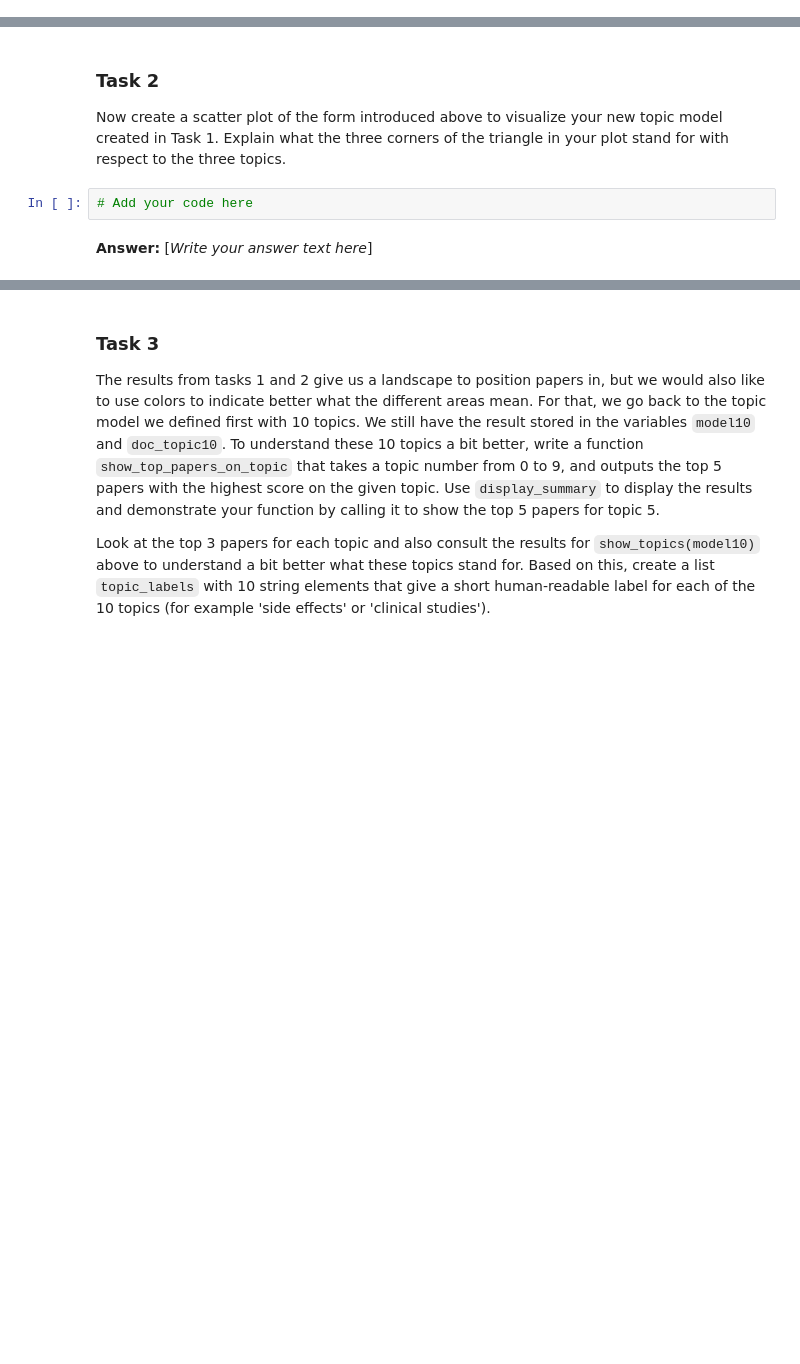
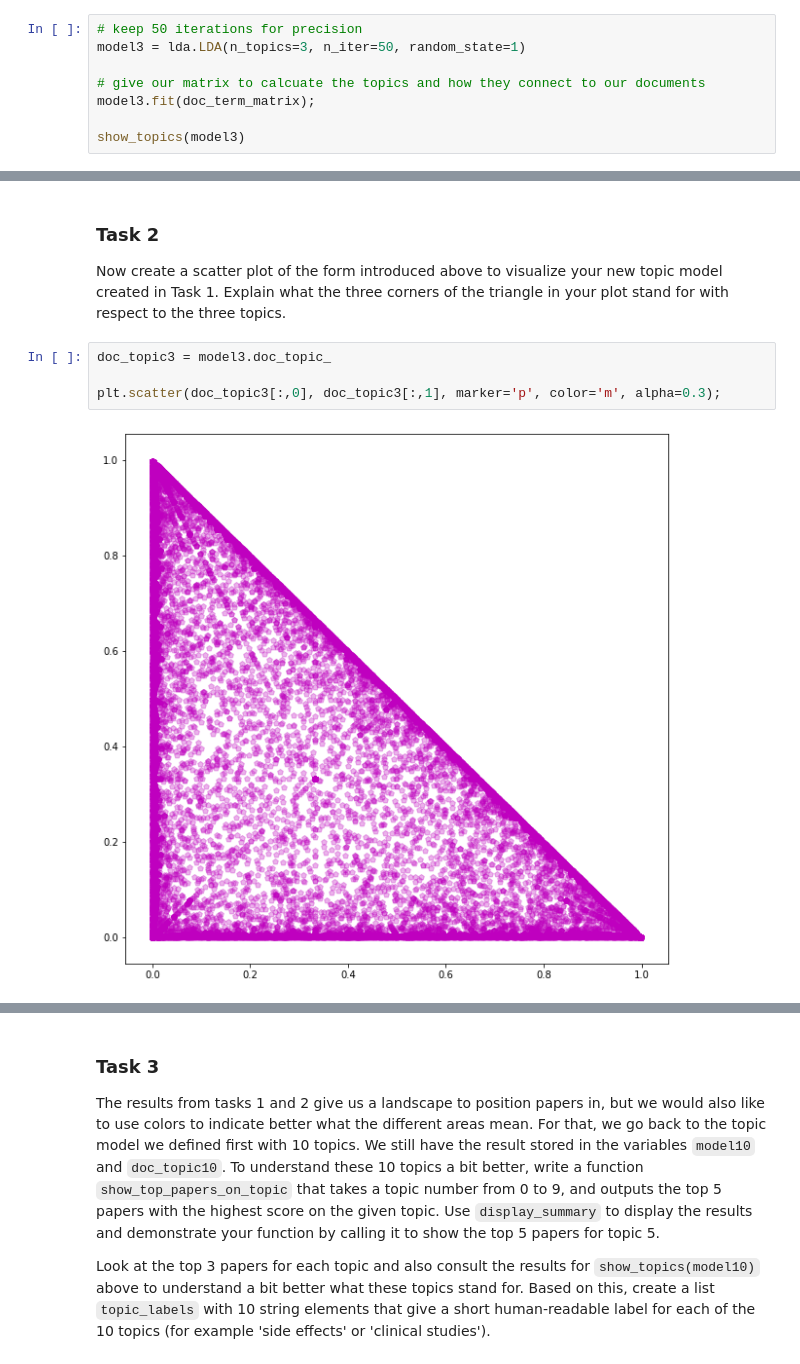
Before and after one commit to pokixu/IR2019, a Jupyter notebook: 06_clustering.ipynb, the cells around one changed output, grey strips where cells are left out. Saved outputs shown, nothing was run; the diff lists cells and outputs as text; blank space fills up the shorter version.

```diff
--- a/06_clustering.ipynb
+++ b/06_clustering.ipynb
@@ -260,0 +271,8 @@ Initialize a new topic model configured to calculate 3 topics and save it in a v
+# %%
+# keep 50 iterations for precision
+model3 = lda.LDA(n_topics=3, n_iter=50, random_state=1)
+
+# give our matrix to calcuate the topics and how they connect to our documents
+model3.fit(doc_term_matrix);
+
+show_topics(model3)
@@ -262,7 +296,9 @@ Initialize a new topic model configured to calculate 3 topics and save it in a v
 ### Task 2
 
 Now create a scatter plot of the form introduced above to visualize your new topic model created in Task 1. Explain what the three corners of the triangle in your plot stand for with respect to the three topics.
-# %%
-# Add your code here
-# %% [markdown]
-**Answer:** [_Write your answer text here_]
+# %%
+doc_topic3 = model3.doc_topic_
+
+plt.scatter(doc_topic3[:,0], doc_topic3[:,1], marker='p', color='m', alpha=0.3);
+# %% [output]
+[figure, added]
```
Also changed, not shown: parts of 12 cells of this notebook, 6 other files.
